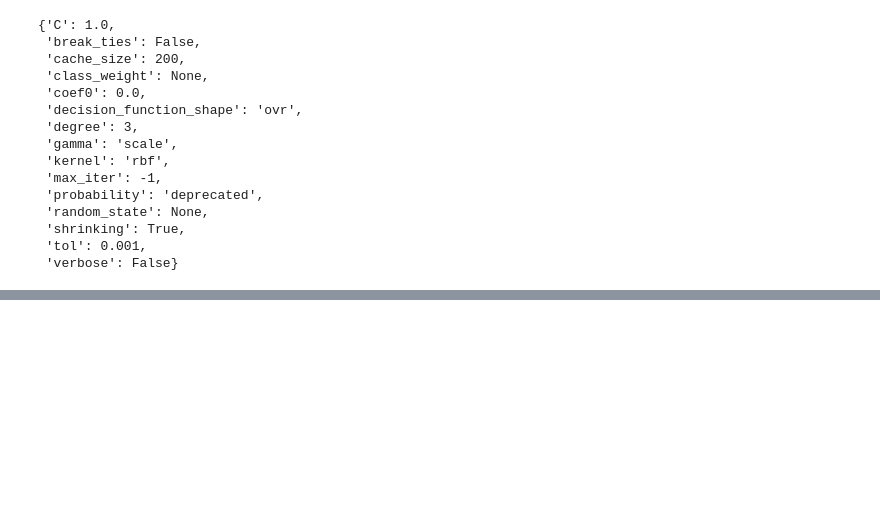
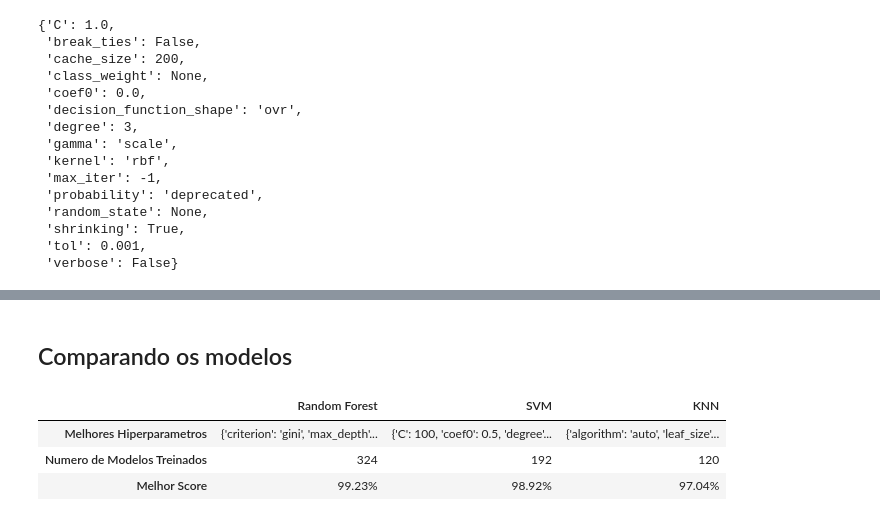
Before and after one commit to marialicer/fraud-predict, a Jupyter notebook: analysis/fraud_predict_model.ipynb, the cells around one changed output, grey strips where cells are left out. Cells and saved outputs as stored; diff of their text form; code cells hidden in the pictures; blank space fills up the shorter version.

```diff
--- a/analysis/fraud_predict_model.ipynb
+++ b/analysis/fraud_predict_model.ipynb
@@ -1232,0 +1258,32 @@ modelo_svm = {'Melhores Hiperparametros':svm.best_params_,
+# %%
+# Valores para o grid de hiperparametros
+n_neighbors = np.array([3,4,5,6,7])
+algorithm = np.array(['auto', 'ball_tree', 'kd_tree', 'brute'])
+leaf_size = np.array([30,31,32])
+metric =  np.array(['minkowski','euclidean'])
+
+
+# Grid de hiperparâmetros
+grid_parametros = dict(n_neighbors = n_neighbors,
+                       algorithm = algorithm,
+                       leaf_size = leaf_size,
+                       metric = metric)
+
+knn = GridSearchCV(knn, grid_parametros, n_jobs = 8)
+
+# Treinando os modelos
+inicio = time.time()
+knn.fit(X_treino_normalizados, Y_treino)
+fim = time.time()
+
+# Obtendo e visualizando os parametros treinados
+treinos_knn = pd.DataFrame(knn.cv_results_)
+
+# Acurácia em Treino
+print(f"Acurácia em Treinamento: {knn.best_score_ :.2%}")
+print("")
+print(f"Hiperparâmetros Ideais: {knn.best_params_}")
+print("")
+print("Tempo de Treinamento do Modelo: ", round(fim - inicio,2))
+print("")
+print("Numero de treinamentos realizados: ", treinos_knn.shape[0])
@@ -1232,0 +1298,19 @@ modelo_svm = {'Melhores Hiperparametros':svm.best_params_,
+# %%
+# dicionário de métricas e metadados para comparação dos modelos
+modelo_knn = {'Melhores Hiperparametros':knn.best_params_,
+               'Numero de Modelos Treinados': treinos_knn.shape[0],
+               'Melhor Score': str(round(knn.best_score_ * 100,2))+"%"}
+# %% [markdown]
+## Comparando os modelos
+# %%
+# gerando o DataFrame com todos os valores de todos os modelos treinados
+resumo = pd.DataFrame({'Random Forest':pd.Series(modelo_rf),
+                       'SVM':pd.Series(modelo_svm),
+                       'KNN':pd.Series(modelo_knn)})
+# %%
+resumo
+# %% [output]
+|  | Random Forest | SVM | KNN |
+| Melhores Hiperparametros | {'criterion': 'gini', 'max_depth'... | {'C': 100, 'coef0': 0.5, 'degree'... | {'algorithm': 'auto', 'leaf_size'... |
+| Numero de Modelos Treinados | 324 | 192 | 120 |
+| Melhor Score | 99.23% | 98.92% | 97.04% |
```
Also changed, not shown: parts of 6 cells of this notebook.
